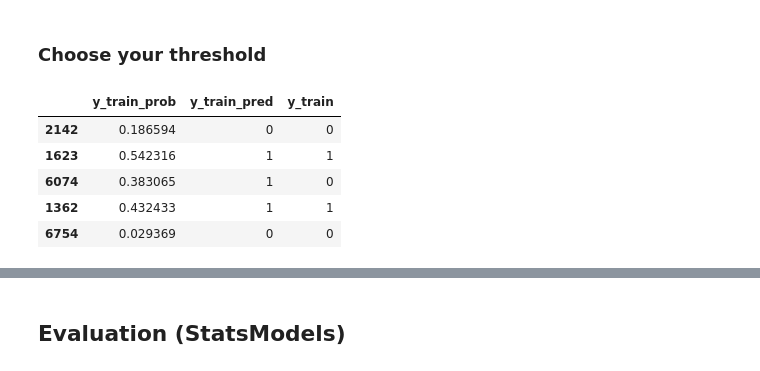
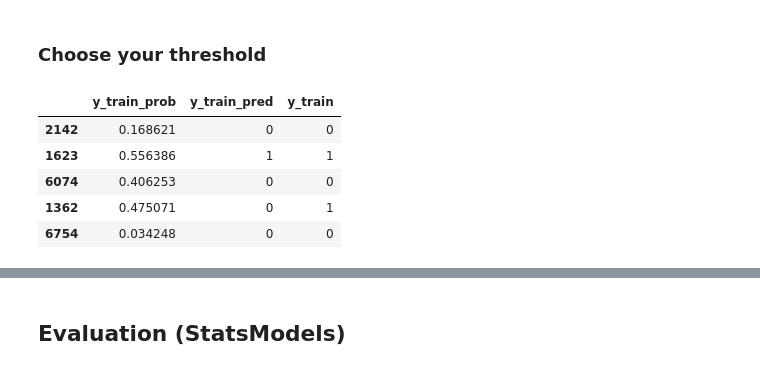
Before and after one commit to Aurelius-Blackwell/Customer_retention_analysis, a Jupyter notebook: Logreg V3.ipynb, the cells around one changed output, grey strips where cells are left out. Drawn from its saved outputs; the diff is of its cells as text; code cells hidden in the pictures.

```diff
--- a/Logreg V3.ipynb
+++ b/Logreg V3.ipynb
@@ -245,0 +274,11 @@ vif_data
+# %%
+def feature_selection(df):
+    global selected_features
+    df=df.copy()
+    df=df[selected_features]
+    df.drop(columns=['Payment Method_Mailed check','Payment Method_Credit card (automatic)',
+                      'Device Protection','Online Backup','Senior Citizen','Gender','Longitude',
+                      'Latitude'],inplace=True)
+    return df
+# %%
+X_train_final = feature_selection(X_train_fe_scaled)
@@ -257,7 +311,7 @@ vif_data
 # %% [markdown]
 ## **Modeling (StatsModels)**
 # %%
-log_reg = sm.Logit(y_train, X_train_fe_scaled)
+log_reg = sm.Logit(y_train, X_train_final)
 # %%
 result = log_reg.fit()
 # %% [output]
@@ -287,20 +341,22 @@ Contract_Two year                         -1.3899      0.206     -6.760      0.0
 # %% [markdown]
 ### **Choose your threshold**
 # %%
-threshold = 0.35
+##################
+threshold = 0.5
+##################
 # %%
 results = pd.DataFrame()
-results['y_train_prob'] = result.predict(X_train_fe_scaled)
+results['y_train_prob'] = result.predict(X_train_final)
 results['y_train_pred'] = (results['y_train_prob']>threshold).astype(int)
 results['y_train'] = y_train
 results.head()
 # %% [output]
 |  | y_train_prob | y_train_pred | y_train |
-| 2142 | 0.186594 | 0 | 0 |
-| 1623 | 0.542316 | 1 | 1 |
-| 6074 | 0.383065 | 1 | 0 |
-| 1362 | 0.432433 | 1 | 1 |
-| 6754 | 0.029369 | 0 | 0 |
+| 2142 | 0.168621 | 0 | 0 |
+| 1623 | 0.556386 | 1 | 1 |
+| 6074 | 0.406253 | 0 | 0 |
+| 1362 | 0.475071 | 0 | 1 |
+| 6754 | 0.034248 | 0 | 0 |
 # %%
 def get_results(actual, predicted):
     print("The confusion matrix for your predictions is:")
```
Also changed, not shown: parts of 62 cells of this notebook.
